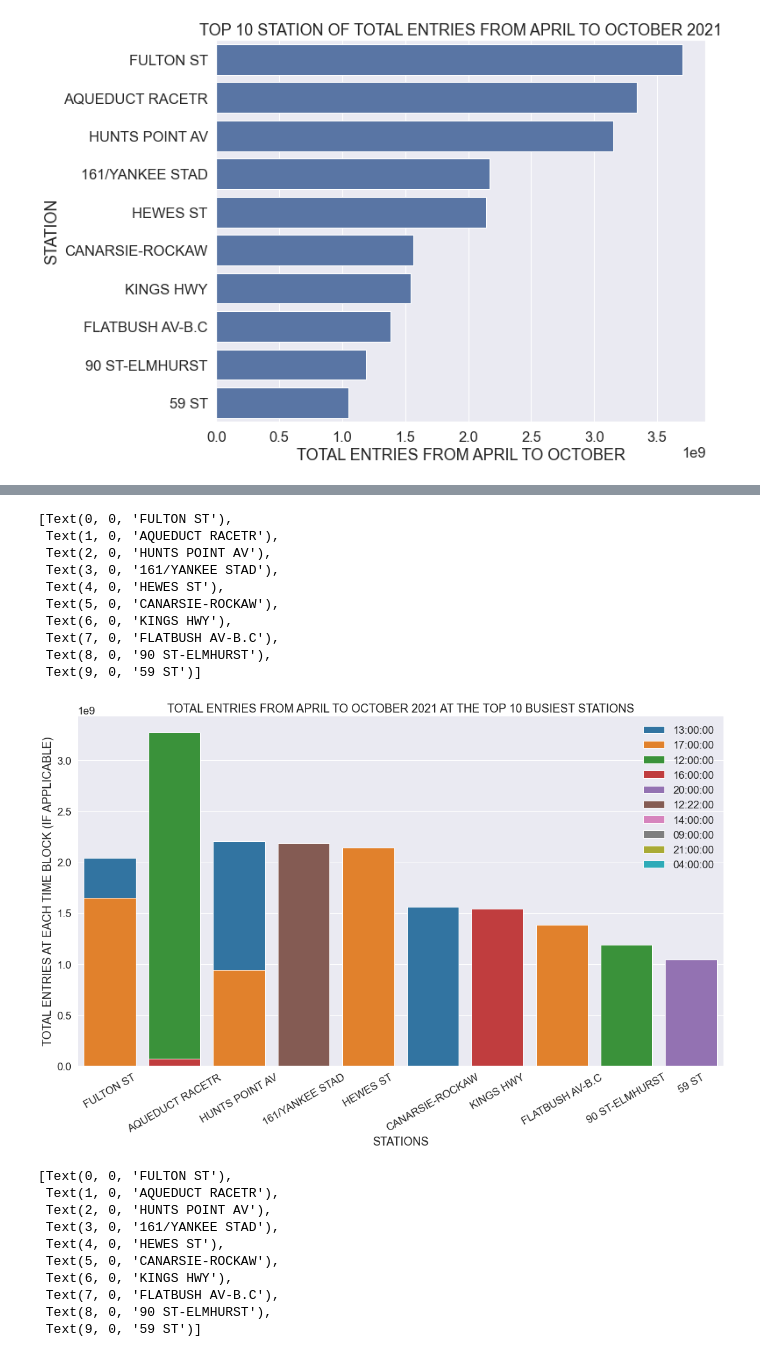
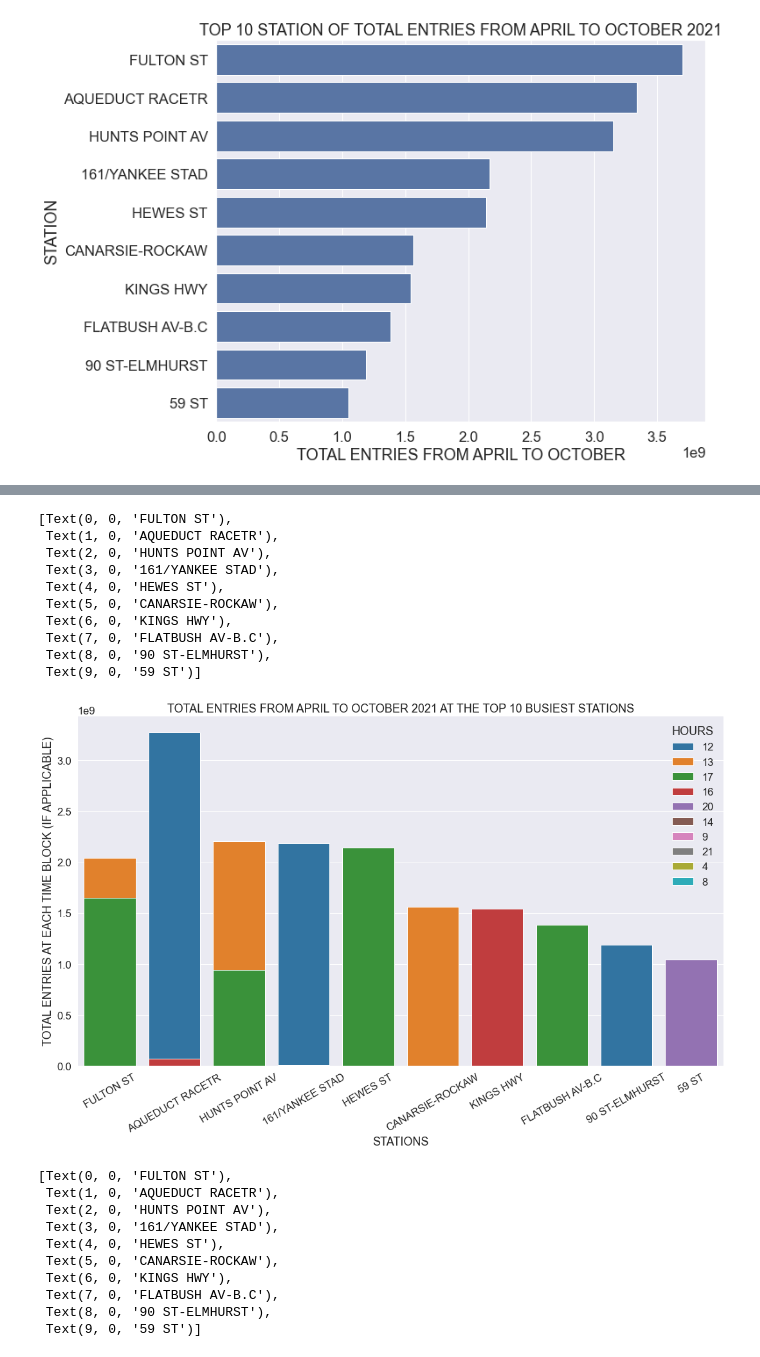
Before and after one commit to CrazyRabbitYingqing/MTA_EDA_Project1, a Jupyter notebook: Analysis_Code_Yingqing_Qiu.ipynb, the cells around one changed output, grey strips where cells are left out. Cells and saved outputs as stored; diff of their text form; code cells hidden in the pictures.

```diff
--- a/Analysis_Code_Yingqing_Qiu.ipynb
+++ b/Analysis_Code_Yingqing_Qiu.ipynb
@@ -154,3 +154,6 @@ turnstiles_moment.head()
 | 3 | A002 | R051 | 02-00-00 | 59 ST | 2021-03-27 12:00:00 | 12:00:00 | 7550517 | 2021-03-27 08:00:00 | 7550517.0 | ... |
 | 4 | A002 | R051 | 02-00-00 | 59 ST | 2021-03-27 16:00:00 | 16:00:00 | 7550517 | 2021-03-27 12:00:00 | 7550517.0 | ... |
 | 5 | A002 | R051 | 02-00-00 | 59 ST | 2021-03-27 20:00:00 | 20:00:00 | 7550517 | 2021-03-27 16:00:00 | 7550517.0 | ... |
+# %%
+turnstiles_block = turnstiles_moment
+turnstiles_block["HOURS"] = turnstiles_block["DATE_TIME"].dt.hour
@@ -157,9 +174,11 @@ turnstiles_moment.head()
 # %%
-total_moment = turnstiles_moment.groupby(["TIME"])[['MOMENT_ENTRIES']].sum().sort_values('MOMENT_ENTRIES', ascending=False).reset_index()
+total_moment = turnstiles_block.groupby(["HOURS"])[['MOMENT_ENTRIES']].sum().sort_values('MOMENT_ENTRIES', ascending=False).reset_index()
 #station_moment.rename(columns = {"DAILY_ENTRIES":"YEARLY_ENTRIES"})
 total_moment.head(15)
 plot_data2 = total_moment.head(15)
 plot_data2
-all_moment = plot_data2.sort_values('TIME', ascending=True).reset_index()
+all_moment1 = plot_data2.sort_values('MOMENT_ENTRIES', ascending=False).reset_index().head(10)
+all_moment1.head(10)
+all_moment = all_moment1.sort_values("HOURS").reset_index()
 all_moment.head(50)
 # %% [output]
@@ -183,20 +197,22 @@ all_moment.head(50)
 ### Find entry for top 10 TIME at each of the top 10 stations
 # %%
 station_daily.STATION[0]
-total_moment.TIME[0]
+total_moment.HOURS[0]
 Two_D_array = np.zeros((10,10))
 station_name_array = []
 for i in range(10):
-    time_station = turnstiles_moment[turnstiles_moment["STATION"]==station_daily.STATION[i]]
+    time_station = turnstiles_block[turnstiles_block["STATION"]==station_daily.STATION[i]]
     station_name_array.append(station_daily.STATION[i])
     for j in range(10):
-        time_station2 = time_station[time_station["TIME"]==total_moment.TIME[j]]
+        time_station2 = time_station[time_station["HOURS"]==total_moment.HOURS[j]]
         sum_time = time_station2[["MOMENT_ENTRIES"]].sum()
         Two_D_array[i,j]=sum_time
 Two_D_array
+
+
 time_df = pd.DataFrame(station_name_array,columns = ["STATION_NAME"])
 for i in range(10):
-    time_df[total_moment.TIME[i]] = Two_D_array[:,i]
+    time_df[total_moment.HOURS[i]] = Two_D_array[:,i]
 
 time_df
 # %% [output]
@@ -335,8 +363,9 @@ fig1.savefig('/home/yingqing/Documents/Metis bootcamp/MTA_EDA_Project1/plot1.png
 ## Plot Results #2
 sns.set(rc = {'figure.figsize':(15,8)})
 sns.set(font_scale = 1.5)
-seaborn_plot = sns.barplot(x=all_moment['TIME'], y=all_moment['MOMENT_ENTRIES'])
+seaborn_plot = sns.barplot(x=all_moment['HOURS'], y=all_moment['MOMENT_ENTRIES'])
 seaborn_plot.set(ylabel = "TOTAL ENTRIES AT THE TIME BLOCK")
+seaborn_plot.set(xlabel = "DAILY HOURS")
 seaborn_plot.set_title("TOTAL ENTRIES FROM APRIL TO OCTOBER 2021 AT THE TOP 10 BUSIEST TIME BLOCKS")
 seaborn_plot.set_xticklabels(seaborn_plot.get_xticklabels(),rotation = 30)
 #plt.plot(all_moment['TIME'],all_moment['MOMENT_ENTRIES'])
@@ -363,31 +387,31 @@ fig2.savefig('/home/yingqing/Documents/Metis bootcamp/MTA_EDA_Project1/plot2.png
 # %%
 ## Plot Results #3
 import matplotlib.patches as mpatches
 sns.set(rc = {'figure.figsize':(18,10)})
 sns.set(font_scale = 1.5)
 five_colors = sns.color_palette("tab10")
 for i in range(10):
-    seaborn_plot = sns.barplot(x=time_df['STATION_NAME'], y=time_df[total_moment.TIME[i]], color = five_colors[i],\
-                               label = total_moment.TIME[i])
+    seaborn_plot = sns.barplot(x=time_df['STATION_NAME'], y=time_df[total_moment.HOURS[i]], color = five_colors[i],\
+                               label = total_moment.HOURS[i])
 
-plt.legend(frameon=False)
+plt.legend(title = "HOURS",frameon=False)
 
 seaborn_plot.set(ylabel = "TOTAL ENTRIES AT EACH TIME BLOCK (IF APPLICABLE)")
 seaborn_plot.set(xlabel = "STATIONS")
 seaborn_plot.set_title("TOTAL ENTRIES FROM APRIL TO OCTOBER 2021 AT THE TOP 10 BUSIEST STATIONS")
 seaborn_plot.set_xticklabels(seaborn_plot.get_xticklabels(),rotation = 30)
 # %% [output]
 [Text(0, 0, 'FULTON ST'),
  Text(1, 0, 'AQUEDUCT RACETR'),
  Text(2, 0, 'HUNTS POINT AV'),
  Text(3, 0, '161/YANKEE STAD'),
  Text(4, 0, 'HEWES ST'),
  Text(5, 0, 'CANARSIE-ROCKAW'),
  Text(6, 0, 'KINGS HWY'),
  Text(7, 0, 'FLATBUSH AV-B.C'),
  Text(8, 0, '90 ST-ELMHURST'),
  Text(9, 0, '59 ST')]
-[figure, old version]
+[figure, new version]
 # %%
 fig = seaborn_plot.get_figure()
 fig.savefig('/home/yingqing/Documents/Metis bootcamp/MTA_EDA_Project1/plot3.png', bbox_inches='tight')
```
Also changed, not shown: parts of 5 cells of this notebook, 4 other files.
